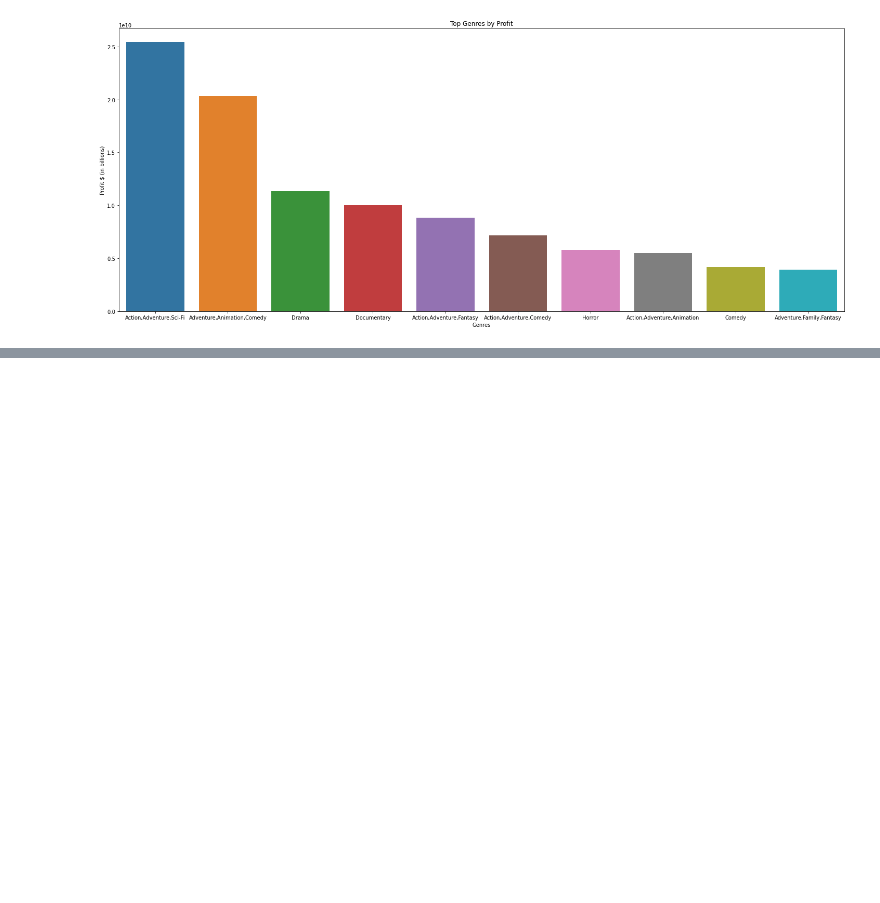
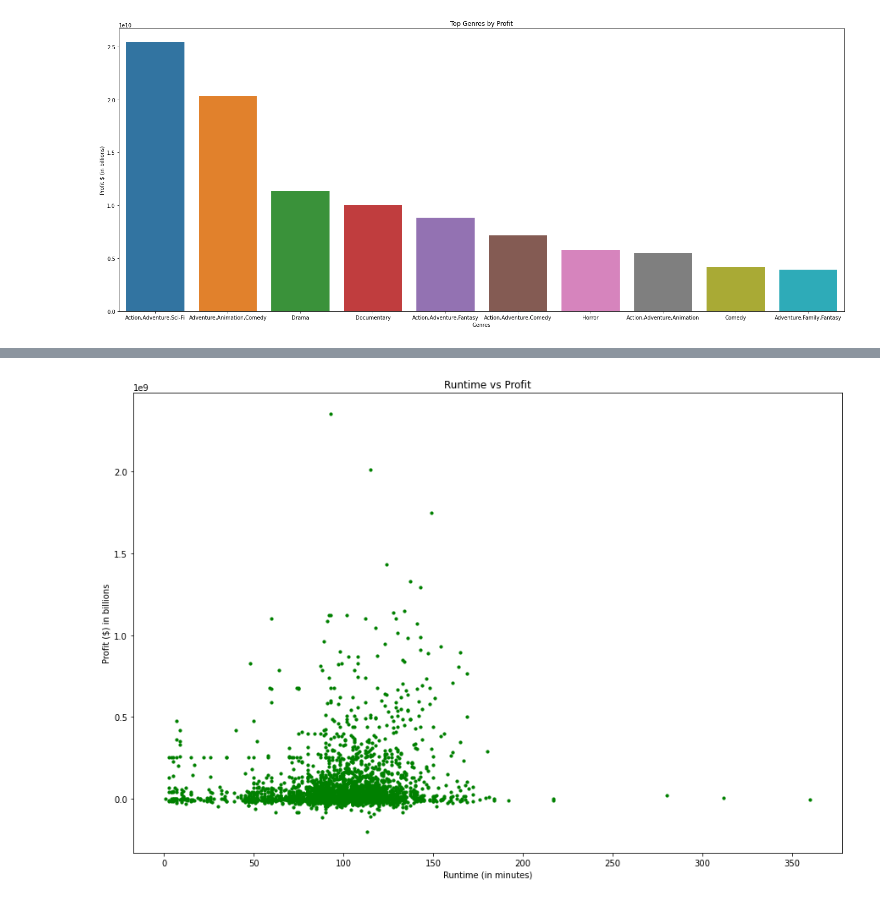
Before and after one commit to Sstrouderr/Capstone-repo, a Jupyter notebook: Notebooks/Carolyn/Book2.ipynb, the cells around one changed output, grey strips where cells are left out. Saved outputs shown, nothing was run; the diff lists cells and outputs as text; code cells hidden in the pictures; blank space fills up the shorter version.

Commit message:
Pair program on runtime and votes

```diff
--- a/Notebooks/Carolyn/Book2.ipynb
+++ b/Notebooks/Carolyn/Book2.ipynb
@@ -225,3 +256,11 @@ plt.show()
+# %%
+merged_genre_profit.plot(kind='scatter', x='runtime_minutes', y='profit', figsize=(15, 10), s=10, c='green')
+plt.xlabel('Runtime (in minutes)')
+plt.ylabel('Profit ($) in billions')
+plt.title('Runtime vs Profit')
+plt.show()
+# %% [output]
+[figure, added]
 # %%
 tmdb_df = pd.read_csv('../../zippedData/tmdb.movies.csv.gz')
 tmdb_df
```
Also changed, not shown: parts of 10 cells of this notebook.
